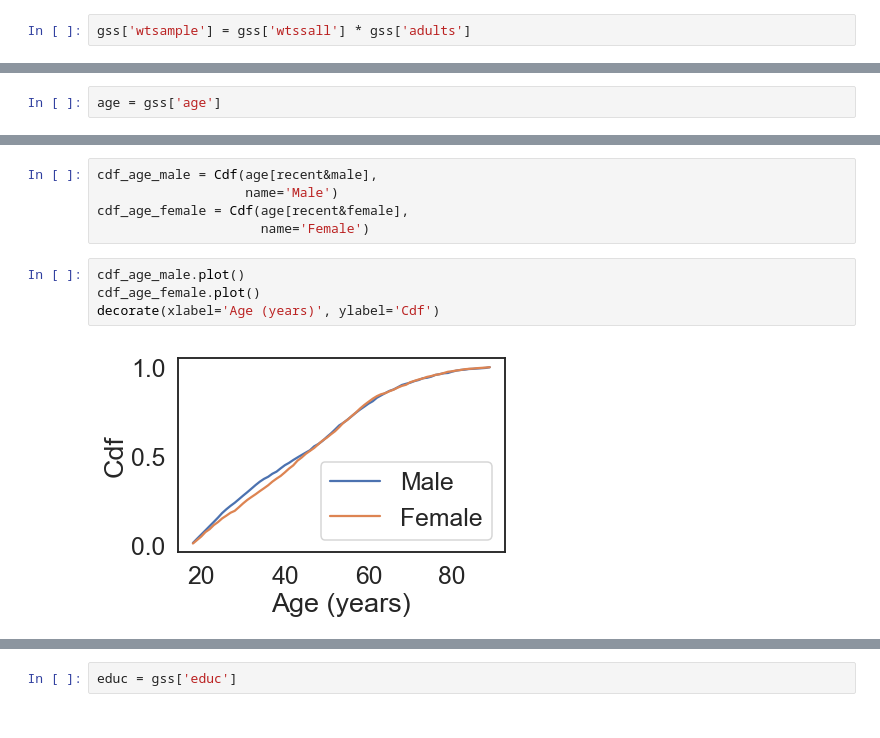
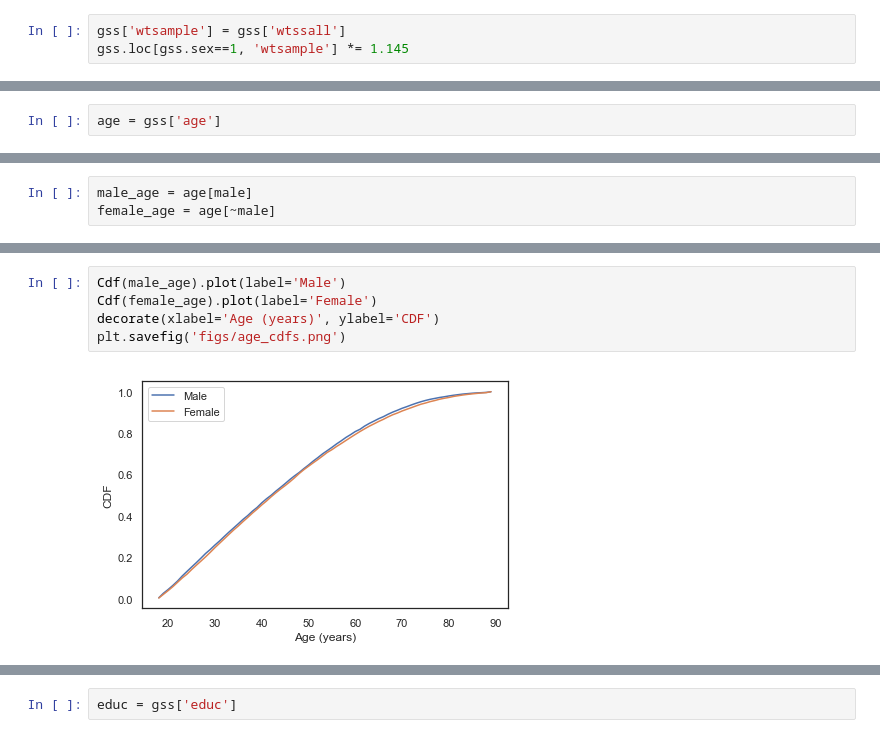
Before and after one commit to AllenDowney/ExploratoryDataAnalysis, a Jupyter notebook: eda_chap2.ipynb, the cells around one changed output, grey strips where cells are left out. Saved outputs shown, nothing was run; the diff lists cells and outputs as text.

```diff
--- a/eda_chap2.ipynb
+++ b/eda_chap2.ipynb
@@ -208,2 +212,3 @@ f / (m+f)
 # %%
-gss['wtsample'] = gss['wtssall'] * gss['adults']
+gss['wtsample'] = gss['wtssall']
+gss.loc[gss.sex==1, 'wtsample'] *= 1.145
@@ -568 +588,4 @@ age = gss['age']
+# %%
+male_age = age[male]
+female_age = age[~male]
 # %%
@@ -579,11 +602,7 @@ decorate(xlabel='Age (years)', ylabel='Count')
-# %%
-cdf_age_male = Cdf(age[recent&male],
-                   name='Male')
-cdf_age_female = Cdf(age[recent&female],
-                     name='Female')
 # %%
-cdf_age_male.plot()
-cdf_age_female.plot()
-decorate(xlabel='Age (years)', ylabel='Cdf')
+Cdf(male_age).plot(label='Male')
+Cdf(female_age).plot(label='Female')
+decorate(xlabel='Age (years)', ylabel='CDF')
+plt.savefig('figs/age_cdfs.png')
 # %% [output]
-[figure, old version]
+[figure, new version]
```
Also changed, not shown: parts of 82 cells of this notebook.
